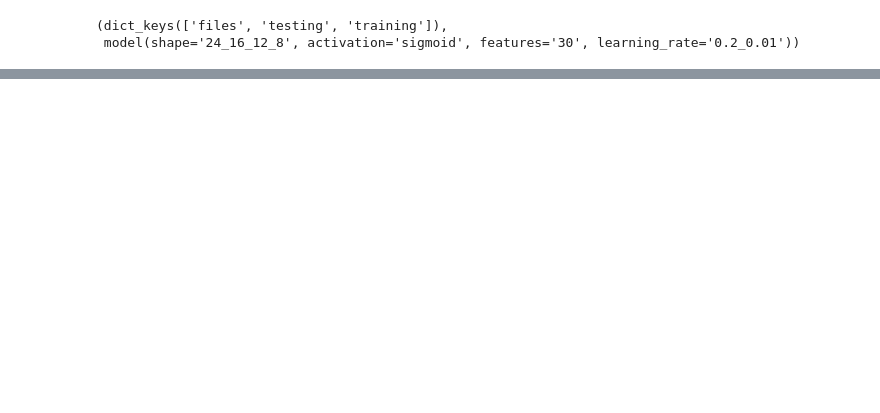
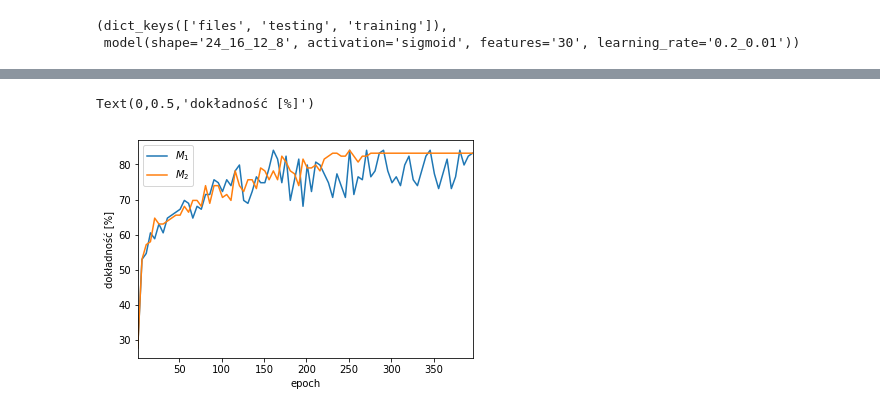
Before and after one commit to matbur/inz-doc, a Jupyter notebook: parse-tests.ipynb, the cells around one changed output, grey strips where cells are left out. Cells and saved outputs as stored; diff of their text form; code cells hidden in the pictures; blank space fills up the shorter version.

```diff
--- a/parse-tests.ipynb
+++ b/parse-tests.ipynb
@@ -42,0 +93,8 @@ learning_rates
+# %%
+(l[0]['test_accuracy'].iloc[::n] * 100).plot(label='$M_1$')
+(l[1]['test_accuracy'].iloc[::n] * 100).plot(label='$M_2$')
+plt.legend()
+plt.ylabel('dokładność [%]')
+# %% [output]
+Text(0,0.5,'dokładność [%]')
+[figure, added]
```
Also changed, not shown: parts of 14 cells of this notebook, 2 other files.
